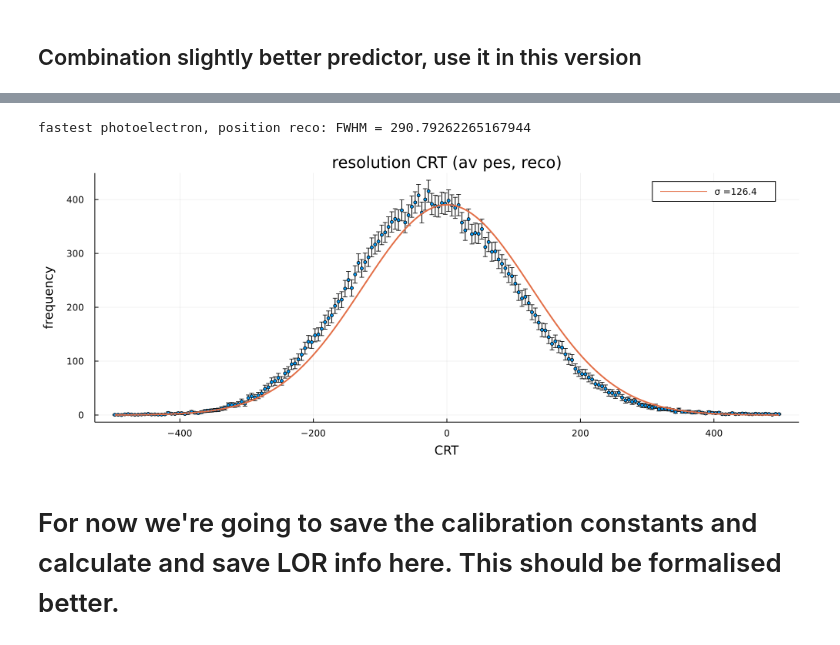
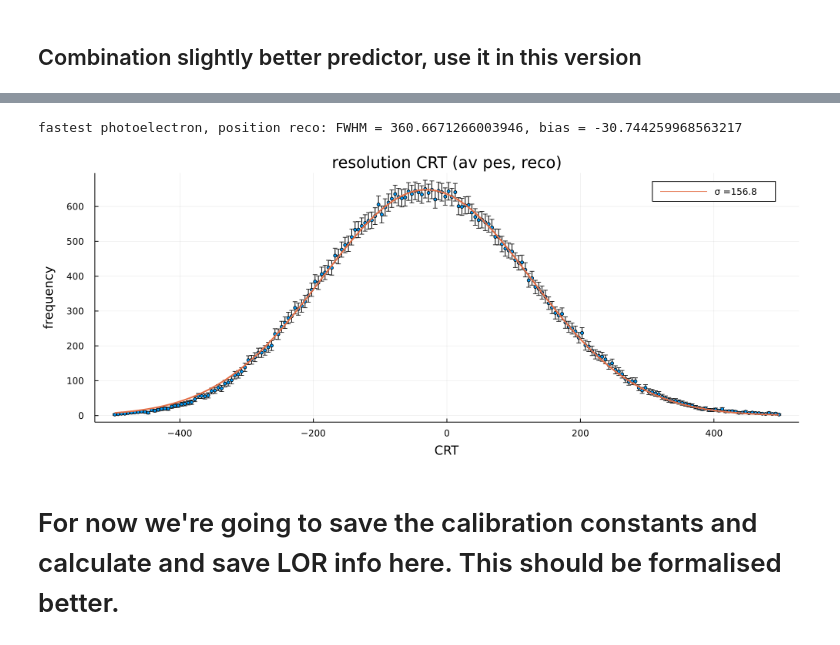
Before and after one commit to jjgomezcadenas/NReco, a Jupyter notebook: notebooks/DOI_and_TOF_monitor.ipynb, the cells around one changed output, grey strips where cells are left out. Drawn from its saved outputs; the diff is of its cells as text; code cells hidden in the pictures.

```diff
--- a/notebooks/DOI_and_TOF_monitor.ipynb
+++ b/notebooks/DOI_and_TOF_monitor.ipynb
@@ -87,7 +90,7 @@ combined_std (generic function with 1 method)
 # %%
 ring_df = DataFrame(:r => vcat(ndfq.r1, ndfq.r2), :nsipm => vcat(ndfq.nsipm1, ndfq.nsipm2), :zstd => vcat(ndfq.zstd1, ndfq.zstd2), :phistd => vcat(ndfq.phistd1, ndfq.phistd2))
 ## Add a column with the combination of the two axes
-ring_df[!, "stdrad"] = combined_std(ring_df, :zstd, :phistd);
+ring_df[!, "cstd"] = combined_std(ring_df, :zstd, :phistd);
 # %% [markdown]
 ## Correlations between the size of the area of charge seen and the interaction radius
 # %%
@@ -153,6 +156,6 @@ Fit errors: a = 0.1176842080204272 b = 2.5009476264290087
 # %%
-_, pcr = hist2d(ring_df.stdrad, ring_df.r, 100, "combined axis std (mm)", "True interaction radius", 0.0f0, 100.0f0, 350.0f0, 400.0f0)
-hc, pc  = hist1d(ring_df.stdrad, "combined axis std (mm)", 100, 0.0f0, 100.0f0)
+_, pcr = hist2d(ring_df.cstd, ring_df.r, 100, "combined axis std (mm)", "True interaction radius", 0.0f0, 100.0f0, 350.0f0, 400.0f0)
+hc, pc  = hist1d(ring_df.cstd, "combined axis std (mm)", 100, 0.0f0, 100.0f0)
 ## Need to move some funcitons from ANema to either ATools or NReco
-plot(pcr, pc, layout= (1, 2), legend=false, fmt = :png, size = (1000, 400), left_margin=5Plots.mm, right_margin=1Plots.mm, bottom_margin=5Plots.mm)
+pCSTD = plot(pcr, pc, layout= (1, 2), legend=false, fmt = :png, size = (1000, 400), left_margin=5Plots.mm, right_margin=1Plots.mm, bottom_margin=5Plots.mm)
 # %% [output]
@@ -168,7 +173,7 @@ maxcpr   = edges(hc)[useful_bins[end] + 1]
 # %%
-mask_std = (ring_df.stdrad .>= mincpr) .& (ring_df.stdrad .< maxcpr)
+mask_std = (ring_df.cstd .>= mincpr) .& (ring_df.cstd .< maxcpr)
 println("proportion of selected events in fit range: ", count(mask_std) / nrow(ring_df))
-fcr, pcr = fit_profile(ring_df[mask_std, :stdrad], ring_df[mask_std, :r], "σcomb", "r", "pol1", nbinscpr; ymin=rmin, ymax=rmax, min_proportion=0.1)
+fcr, pcr = fit_profile(ring_df[mask_std, :cstd], ring_df[mask_std, :r], "σcomb", "r", "pol1", nbinscpr; ymin=rmin, ymax=rmax, min_proportion=0.1)
 fpars = fcr.fitpar
 fstds = fcr.fitstd
 println("Fit parameters: a = ", fpars[1], ", b = ", fpars[2])
@@ -261,5 +272,5 @@ plot(pRpres, ppres, layout= (1, 2), legend=false, fmt = :png, size = (1000, 400)
 # %%
-cpredr = ATools.predict_interaction_radius(fcr.g, rmin, rmax)(ring_df.stdrad)
+cpredr = ATools.predict_interaction_radius(fcr.g, rmin, rmax)(ring_df.cstd)
 _, pRcres = hist2d(ring_df.r, Float32.(cpredr), 100, "True interaction radius", "radius predicted using combined std", rmin - 2.0f0, rmax + 2.0f0, rmin - 2.0f0, rmax + 2.0f0)
 hcres, pcres  = hist1d(Float32.(ring_df.r - cpredr), "r_{true} - r_{pred} (mm)", 400, rmin - rmax, rmax - rmin, legend=true)
 ## Need to move some funcitons from ANema to either ATools or NReco
@@ -374,12 +387,12 @@ fastest photoelectron, position reco: FWHM = 310.8924349958582
 png(fast_crt, joinpath(plot_path, "crt_fastSi_rtruth"))
 # %%
 dt = ATools.CRT(units_ndfq, [:ta1, :ta2], [:r1x, :r2x], rmax)
-fg, p = fitg1(dt, "CRT", 200, -500.0, 500.0, xgmin=-400.0, xgmax=400.0)
-println("fastest photoelectron, position reco: FWHM = ", 2.3*fg.std[1])
+fg, p = fitg1(dt, "CRT", 200, -500.0, 500.0, xgmin=-400.0, xgmax=400.0, flex_mean=true)
+println("fastest photoelectron, position reco: FWHM = ", 2.3*fg.std[1], ", bias = ", fg.mu[1])
 reco_crt = plot(p, title="resolution CRT (av pes, reco)", legend=true, fmt= :png, size = (1000, 400), left_margin=5Plots.mm, right_margin=1Plots.mm, bottom_margin=5Plots.mm)
 # %% [output]
-fastest photoelectron, position reco: FWHM = 290.79262265167944
+fastest photoelectron, position reco: FWHM = 360.6671266003946, bias = -30.744259968563217
-[figure, old version]
+[figure, new version]
 # %%
 png(reco_crt, joinpath(plot_path, "crt_avSi_recoR"))
 # %% [markdown]
```
Also changed, not shown: parts of 38 cells of this notebook, 2 other files.
